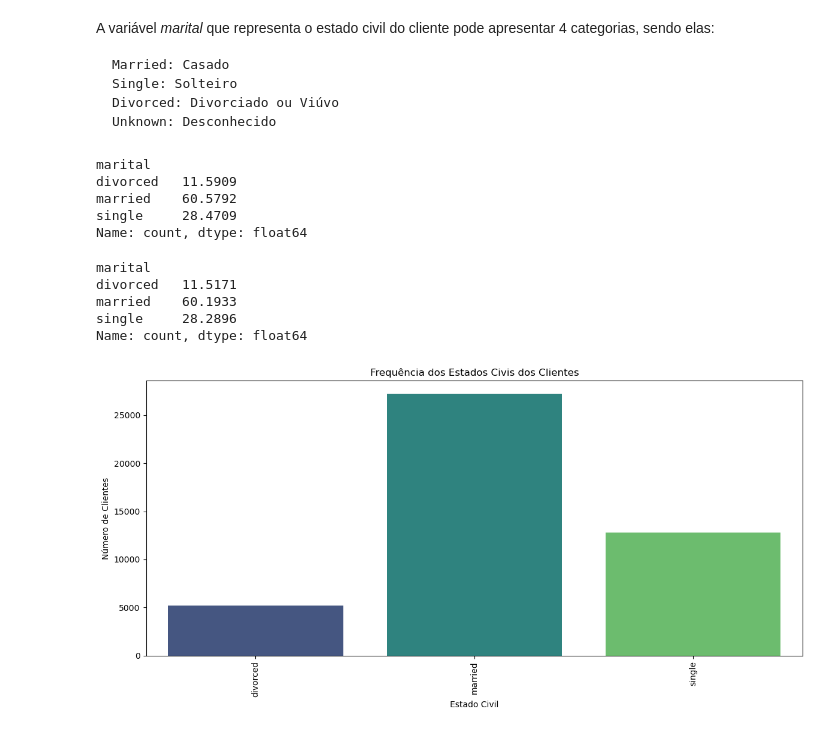
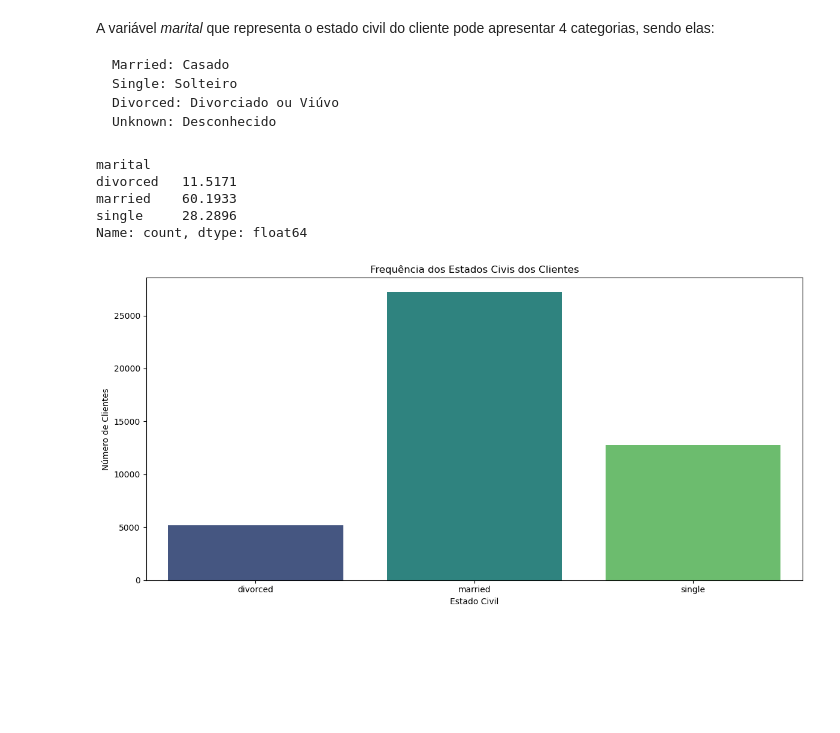
Before and after one commit to gabrieldadcarvalho/machine_learning, a Jupyter notebook: pjt_final/data_understanding.ipynb, the cells around one changed output. Drawn from its saved outputs; the diff is of its cells as text; code cells hidden in the pictures; blank space fills up the shorter version.

```diff
--- a/pjt_final/data_understanding.ipynb
+++ b/pjt_final/data_understanding.ipynb
@@ -302,14 +298,6 @@ A variável *marital* que representa o estado civil do cliente pode apresentar 4
     Single: Solteiro
     Divorced: Divorciado ou Viúvo
     Unknown: Desconhecido
-# %%
-marital_counts*100/44923
-# %% [output]
-marital
-divorced   11.5909
-married    60.5792
-single     28.4709
-Name: count, dtype: float64
 # %%
 marital_counts = X['marital'].value_counts().sort_index()
 
@@ -324,10 +312,10 @@ Name: count, dtype: float64
 # %%
 plt.figure(figsize=(12,6))
 sns.barplot(x=marital_counts.index, y=marital_counts.values, palette='viridis')
 plt.title('Frequência dos Estados Civis dos Clientes')
 plt.xlabel('Estado Civil')
 plt.ylabel('Número de Clientes')
-plt.xticks(rotation=90)
+#plt.xticks(rotation=90)
 plt.tight_layout()
 # %% [output]
-[figure, old version]
+[figure, new version]
```
Also changed, not shown: parts of 3 cells of this notebook.
